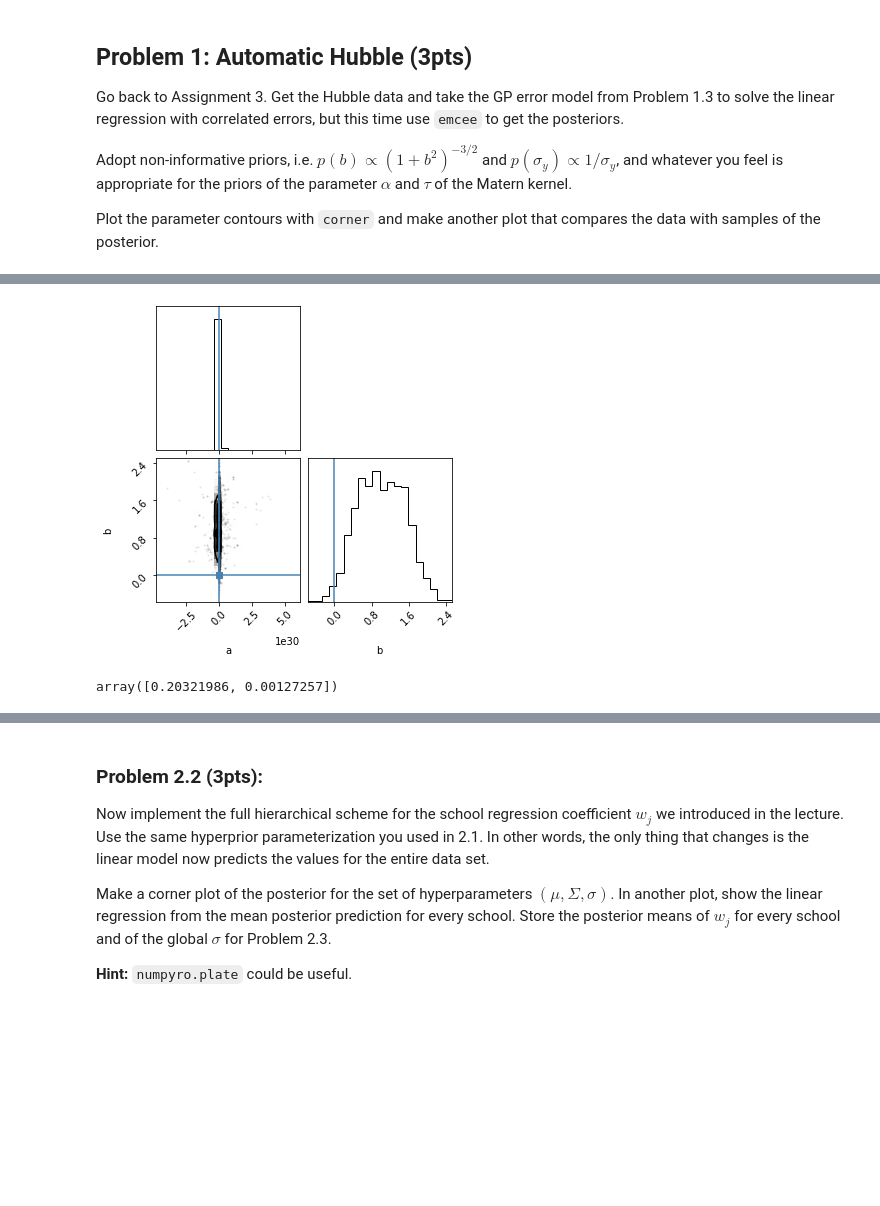
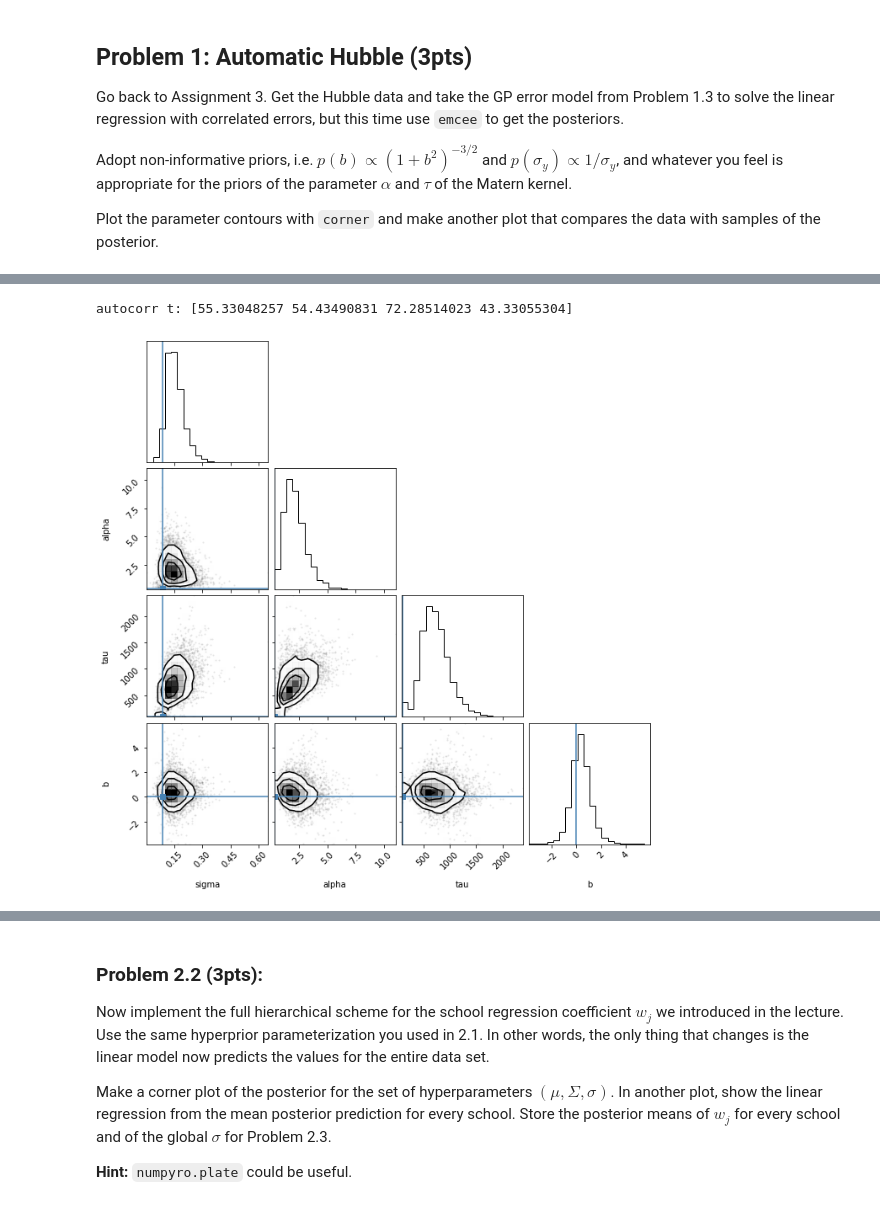
Before and after one commit to idcampbell/sml505-assignment5, a Jupyter notebook: Assignment5.ipynb, the cells around one changed output, grey strips where cells are left out. Cells and saved outputs as stored; diff of their text form; code cells hidden in the pictures; blank space fills up the shorter version.

```diff
--- a/Assignment5.ipynb
+++ b/Assignment5.ipynb
@@ -122,11 +104,9 @@ axes[-1].set_xlabel("step number");
-# %%
-flat_samples = sampler.get_chain(discard=300, thin=1, flat=True)
-
-a_true, b_true = x_mle #just a guess for now #0, 1.75
-fig = corner.corner(flat_samples, labels=labels, truths=[a_true, b_true])
-# %% [output]
-[figure, removed]
-# %%
-x_mle
-# %% [output]
-array([0.20321986, 0.00127257])
+# %%
+tau = sampler.get_autocorr_time()
+print("autocorr t:",tau)
+#test_outs = [0.1, 3, 1000, 0.0015]
+flat_samples = sampler.get_chain(discard=10, thin=int(np.mean(tau[0])/2), flat=True)
+fig = corner.corner(flat_samples, labels=labels)
+# %% [output]
+autocorr t: [55.33048257 54.43490831 72.28514023 43.33055304]
+[figure, added]
```
Also changed, not shown: parts of 8 cells of this notebook.
